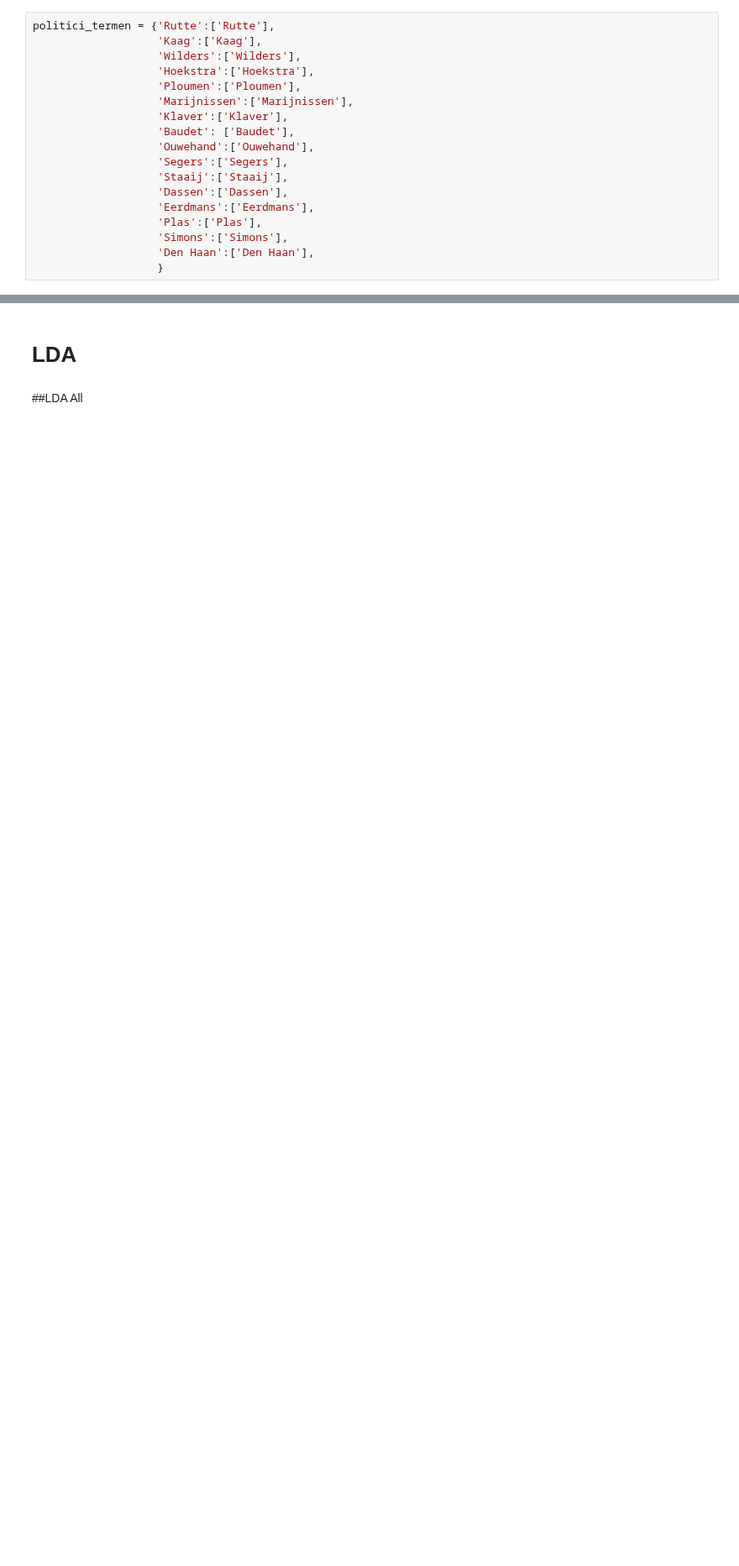
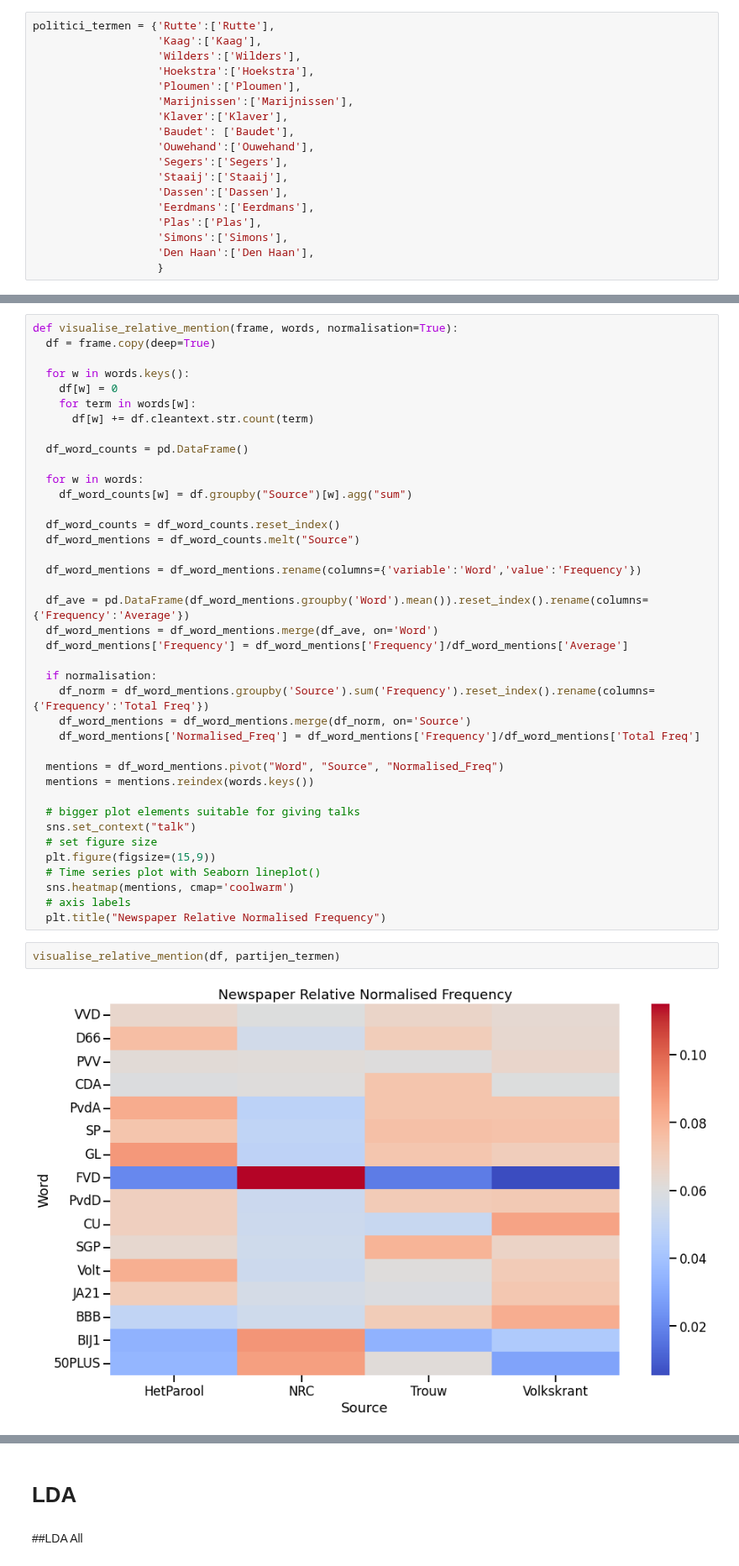
Before and after one commit to Chris-Congleton/MSc-Thesis, a Jupyter notebook: Playground/Testset_2021_playground.ipynb, the cells around one changed output, grey strips where cells are left out. Shown at 84% size. Cells and saved outputs as stored; diff of their text form; blank space fills up the shorter version.

```diff
--- a/Playground/Testset_2021_playground.ipynb
+++ b/Playground/Testset_2021_playground.ipynb
@@ -210,0 +212,43 @@ visualise_term_mention(df, politici_termen)
+# %%
+def visualise_relative_mention(frame, words, normalisation=True):
+  df = frame.copy(deep=True)
+
+  for w in words.keys():
+    df[w] = 0
+    for term in words[w]:
+      df[w] += df.cleantext.str.count(term)
+
+  df_word_counts = pd.DataFrame()
+
+  for w in words:
+    df_word_counts[w] = df.groupby("Source")[w].agg("sum")
+
+  df_word_counts = df_word_counts.reset_index()
+  df_word_mentions = df_word_counts.melt("Source")
+
+  df_word_mentions = df_word_mentions.rename(columns={'variable':'Word','value':'Frequency'})
+
+  df_ave = pd.DataFrame(df_word_mentions.groupby('Word').mean()).reset_index().rename(columns={'Frequency':'Average'})
+  df_word_mentions = df_word_mentions.merge(df_ave, on='Word')
+  df_word_mentions['Frequency'] = df_word_mentions['Frequency']/df_word_mentions['Average']
+
+  if normalisation:
+    df_norm = df_word_mentions.groupby('Source').sum('Frequency').reset_index().rename(columns={'Frequency':'Total Freq'})
+    df_word_mentions = df_word_mentions.merge(df_norm, on='Source')
+    df_word_mentions['Normalised_Freq'] = df_word_mentions['Frequency']/df_word_mentions['Total Freq']
+
+  mentions = df_word_mentions.pivot("Word", "Source", "Normalised_Freq")
+  mentions = mentions.reindex(words.keys())
+
+  # bigger plot elements suitable for giving talks
+  sns.set_context("talk")
+  # set figure size
+  plt.figure(figsize=(15,9))
+  # Time series plot with Seaborn lineplot()
+  sns.heatmap(mentions, cmap='coolwarm')
+  # axis labels
+  plt.title("Newspaper Relative Normalised Frequency")
+# %%
+visualise_relative_mention(df, partijen_termen)
+# %% [output]
+[figure, added]
```
Also changed, not shown: parts of 10 cells of this notebook.
